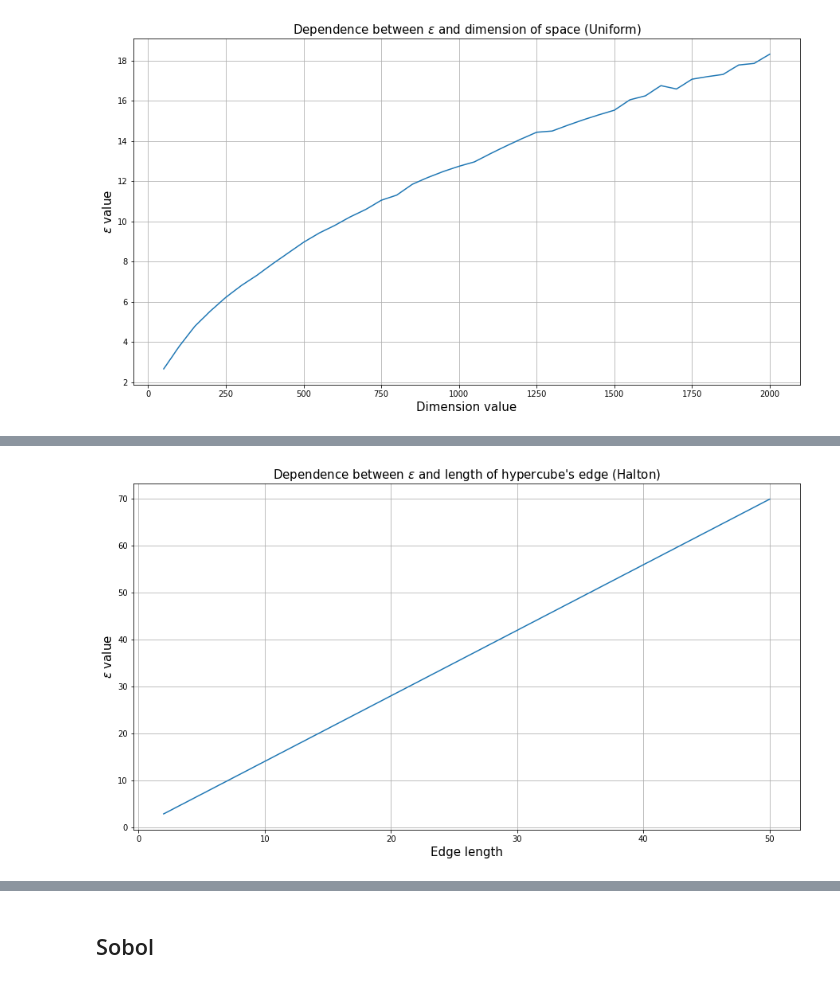
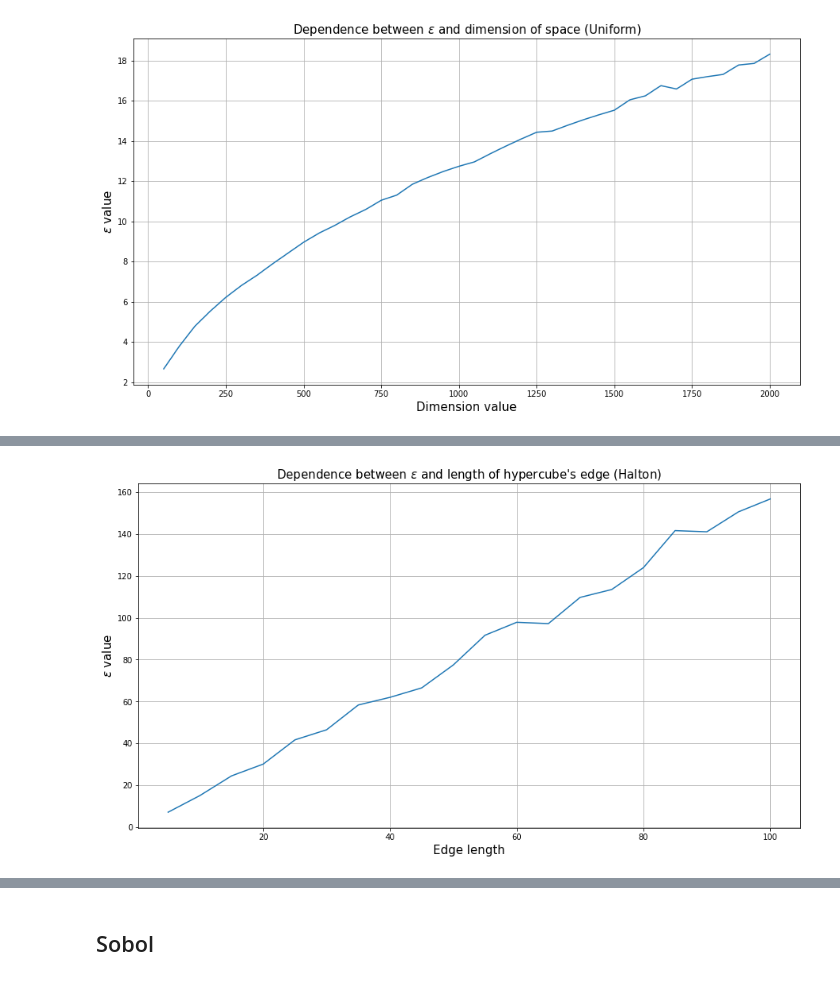
Before and after one commit to apugachev/Coursework-2018, a Jupyter notebook: coursework.ipynb, the cells around one changed output, grey strips where cells are left out. Cells and saved outputs as stored; diff of their text form; code cells hidden in the pictures.

```diff
--- a/coursework.ipynb
+++ b/coursework.ipynb
@@ -734,26 +822,26 @@ pp.close()
 # %%
 reload(cw)
-a_values = np.arange(2,52,2)
+a_values = np.arange(5,105,5)
 
 eps_values = np.array([])
 
 for a in tqdm(a_values):
     test = cw.Exp1(100, 100, a, 1*a, 10*a, 1000, 'Halton', False, False)
     eps_values = np.append(eps_values, test)
 
 fig = plt.figure(figsize=(15,8))
 plt.plot(a_values, eps_values)
 plt.title("Dependence between $\epsilon$ and length of hypercube's edge (Halton)", size=15)
 plt.xlabel('Edge length', size=15)
 plt.ylabel('$\epsilon$ value', size=15)
 plt.legend()
 plt.grid()
 plt.show()
-pp = PdfPages('CWExp6_2Halton.pdf')
-pp.savefig(fig)
-pp.close()
+#pp = PdfPages('CWExp6_2Halton.pdf')
+#pp.savefig(fig)
+#pp.close()
 # %% [output]
-[figure, old version]
+[figure, new version]
 # %%
 reload(cw)
 n_values = np.arange(50, 1050, 50)
```
Also changed, not shown: parts of 22 cells of this notebook, 1 other file.
